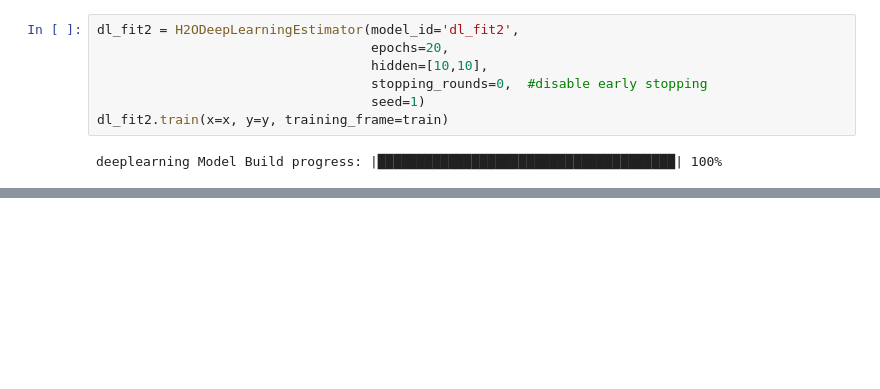
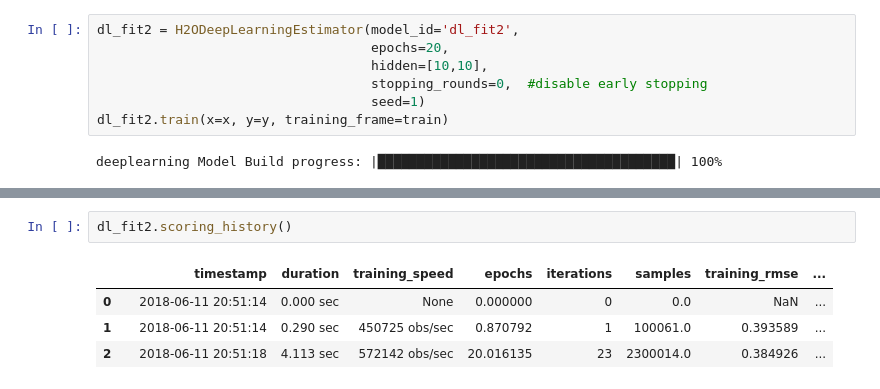
Before and after one commit to WMKhan/H2O-Trial, a Jupyter notebook: H2o.ipynb, the cells around one changed output, grey strips where cells are left out. Drawn from its saved outputs; the diff is of its cells as text; blank space fills up the shorter version.

```diff
--- a/H2o.ipynb
+++ b/H2o.ipynb
@@ -394,0 +469,7 @@ dl_fit2.auc()
+# %%
+dl_fit2.scoring_history()
+# %% [output]
+|  |  | timestamp | duration | training_speed | epochs | iterations | samples | training_rmse | ... |
+| 0 |  | 2018-06-11 20:51:14 | 0.000 sec | None | 0.000000 | 0 | 0.0 | NaN | ... |
+| 1 |  | 2018-06-11 20:51:14 | 0.290 sec | 450725 obs/sec | 0.870792 | 1 | 100061.0 | 0.393589 | ... |
+| 2 |  | 2018-06-11 20:51:18 | 4.113 sec | 572142 obs/sec | 20.016135 | 23 | 2300014.0 | 0.384926 | ... |
```
Also changed, not shown: parts of 21 cells of this notebook.
